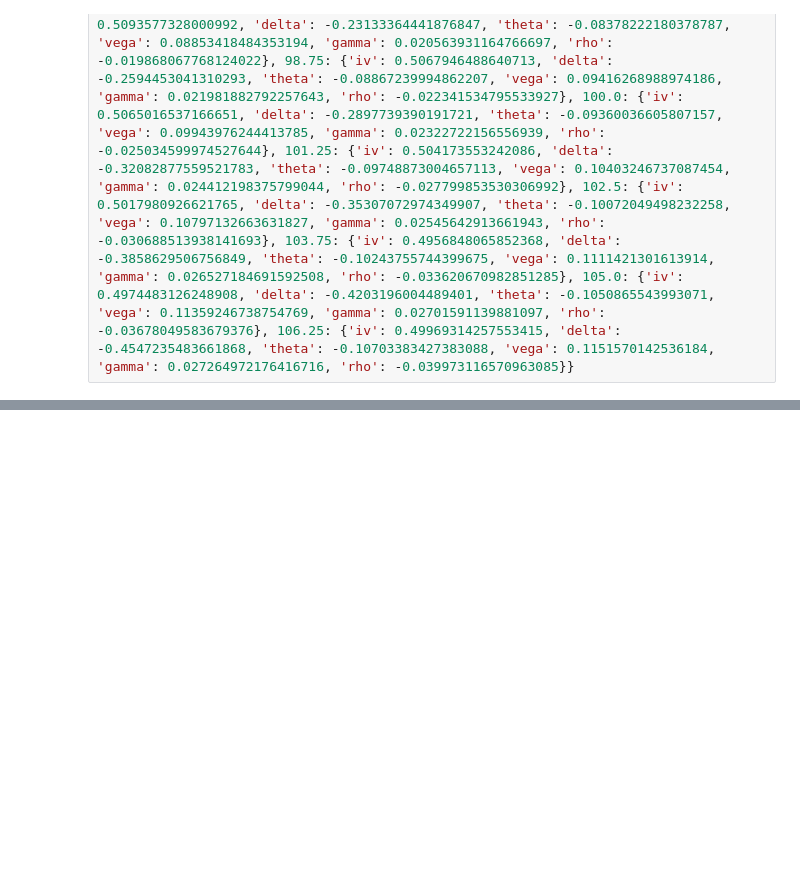
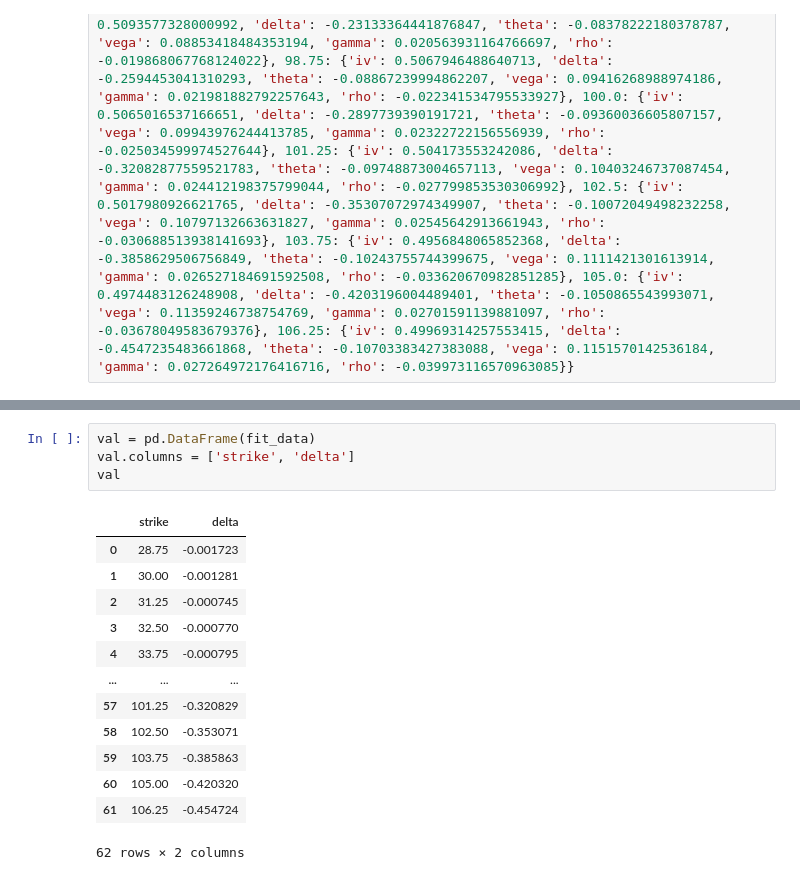
Before and after one commit to alangshur/put-options-scanner, a Jupyter notebook: optimization.ipynb, the cells around one changed output, grey strips where cells are left out. Cells and saved outputs as stored; diff of their text form; blank space fills up the shorter version.

```diff
--- a/optimization.ipynb
+++ b/optimization.ipynb
@@ -63 +65,19 @@ print('Error: {}'.format(res[0]))
 Error: 3.53314038632864e-05
+# %%
+val = pd.DataFrame(fit_data)
+val.columns = ['strike', 'delta']
+val
+# %% [output]
+|  | strike | delta |
+| 0 | 28.75 | -0.001723 |
+| 1 | 30.00 | -0.001281 |
+| 2 | 31.25 | -0.000745 |
+| 3 | 32.50 | -0.000770 |
+| 4 | 33.75 | -0.000795 |
+| ... | ... | ... |
+| 57 | 101.25 | -0.320829 |
+| 58 | 102.50 | -0.353071 |
+| 59 | 103.75 | -0.385863 |
+| 60 | 105.00 | -0.420320 |
+| 61 | 106.25 | -0.454724 |
+62 rows × 2 columns
```
Also changed, not shown: parts of 6 cells of this notebook, 2 other files.
